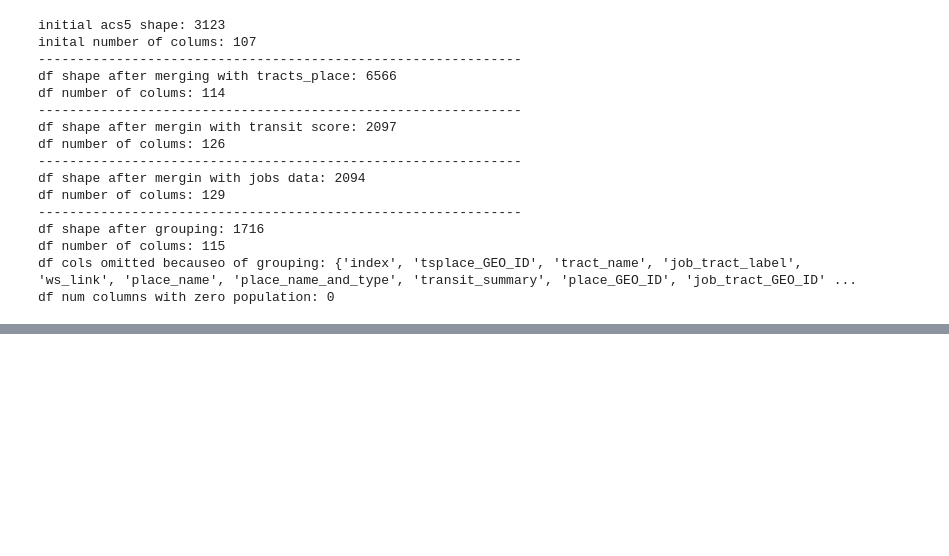
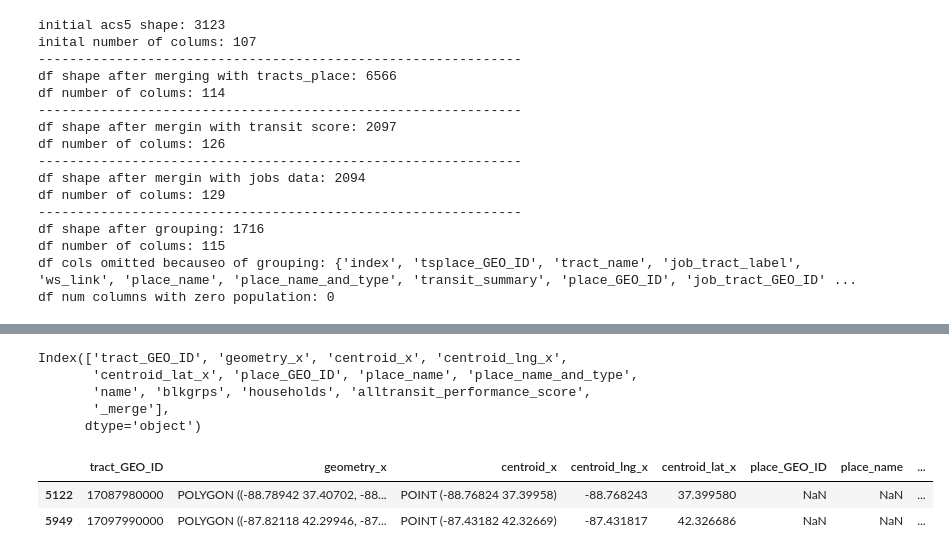
Before and after one commit to ndignazio/transit-ml, a Jupyter notebook: scratchwork.ipynb, the cells around one changed output, grey strips where cells are left out. Saved outputs shown, nothing was run; the diff lists cells and outputs as text; code cells hidden in the pictures; blank space fills up the shorter version.

```diff
--- a/scratchwork.ipynb
+++ b/scratchwork.ipynb
@@ -46,0 +88,18 @@ tracts.head(4)
+# %%
+#Finding census tracts that were dropped
+df_all = tracts.merge(tracts_alltransit, on='tract_GEO_ID', how='left', indicator=True)[['tract_GEO_ID',
+       'geometry_x', 'centroid_x', 'centroid_lng_x',
+       'centroid_lat_x', 'place_GEO_ID', 'place_name',
+       'place_name_and_type', 'name', 'blkgrps', 'households',
+       'alltransit_performance_score', '_merge']]
+print(df_all.columns)
+df_all[df_all['_merge'] == 'left_only']
+# %% [output]
+Index(['tract_GEO_ID', 'geometry_x', 'centroid_x', 'centroid_lng_x',
+       'centroid_lat_x', 'place_GEO_ID', 'place_name', 'place_name_and_type',
+       'name', 'blkgrps', 'households', 'alltransit_performance_score',
+       '_merge'],
+      dtype='object')
+|  | tract_GEO_ID | geometry_x | centroid_x | centroid_lng_x | centroid_lat_x | place_GEO_ID | place_name | ... |
+| 5122 | 17087980000 | POLYGON ((-88.78942 37.40702, -88... | POINT (-88.76824 37.39958) | -88.768243 | 37.399580 | NaN | NaN | ... |
+| 5949 | 17097990000 | POLYGON ((-87.82118 42.29946, -87... | POINT (-87.43182 42.32669) | -87.431817 | 42.326686 | NaN | NaN | ... |
```
Also changed, not shown: parts of 17 cells of this notebook, 7 other files.
